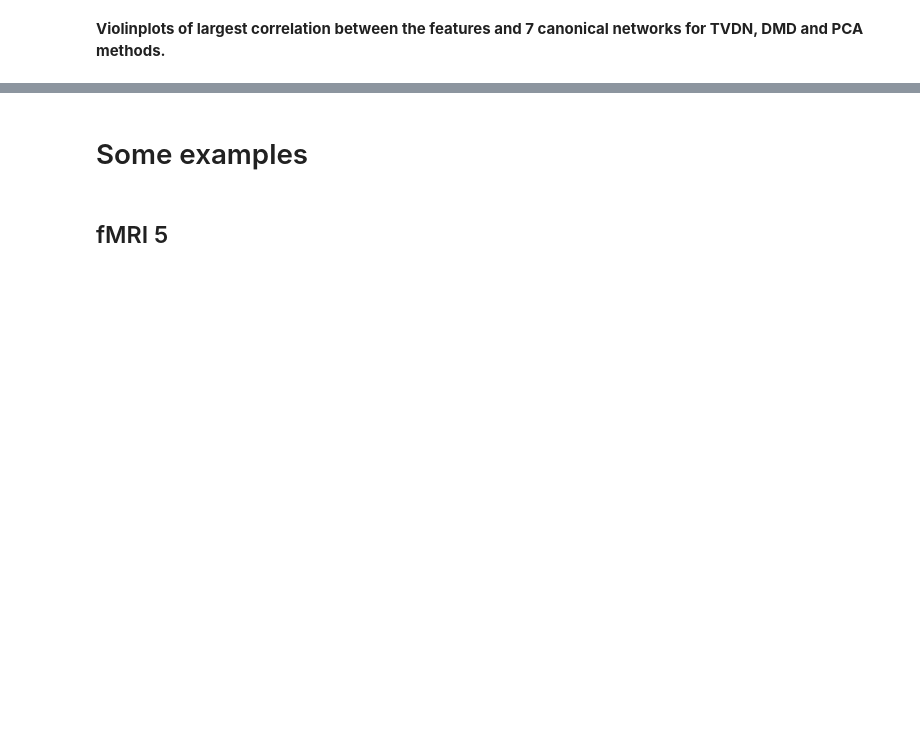
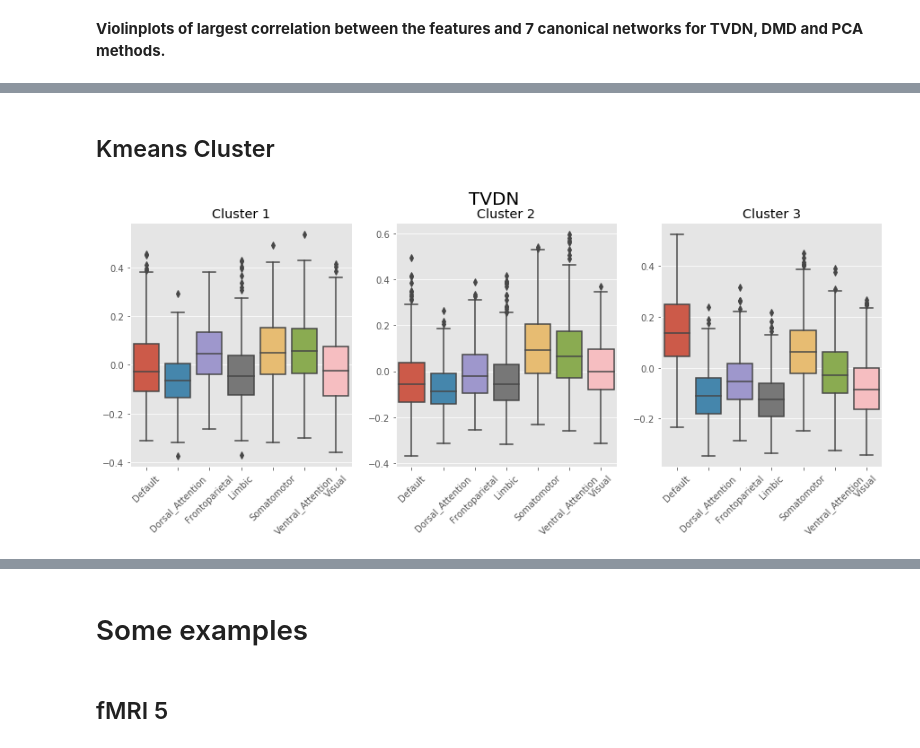
Before and after one commit to JINhuaqing/TVDN-simu, a Jupyter notebook: realdata/fMRIHPF1013OtherMs.ipynb, the cells around one changed output, grey strips where cells are left out. Cells and saved outputs as stored; diff of their text form; code cells hidden in the pictures; blank space fills up the shorter version.

Commit message:
update results for other methods on fMRI data

```diff
--- a/realdata/fMRIHPF1013OtherMs.ipynb
+++ b/realdata/fMRIHPF1013OtherMs.ipynb
@@ -213,0 +294,2 @@ _ = plt.ylabel("Correlation")
+# %% [markdown]
+## Kmeans Cluster
@@ -213,0 +337,43 @@ _ = plt.ylabel("Correlation")
+# %%
+kmeans = KMeans(n_clusters=3, random_state=0)
+kmeans.fit(absfTVDNs)
+TVDNlabs = kmeans.labels_
+
+kmeans = KMeans(n_clusters=3, random_state=0)
+kmeans.fit(fPCAw10s)
+PCAw10labs = kmeans.labels_
+
+kmeans = KMeans(n_clusters=3, random_state=0)
+kmeans.fit(fPCAw20s)
+PCAw20labs = kmeans.labels_
+
+kmeans = KMeans(n_clusters=3, random_state=0)
+kmeans.fit(fDMDw10s)
+DMDw10labs = kmeans.labels_
+
+kmeans = KMeans(n_clusters=3, random_state=0)
+kmeans.fit(fDMDw20s)
+DMDw20labs = kmeans.labels_
+# %%
+def arr2Dic(arr):
+    dic = {}
+    for i, name in enumerate(names):
+        dat = arr[:, i]
+        dic[name] = dat
+    return dic
+# %%
+TVDNCorsDF = pd.DataFrame(arr2Dic(TVDNCors))
+PCAw10CorsDF = pd.DataFrame(arr2Dic(PCAw10Cors))
+PCAw20CorsDF = pd.DataFrame(arr2Dic(PCAw20Cors))
+DMDw10CorsDF = pd.DataFrame(arr2Dic(DMDw10Cors))
+DMDw20CorsDF = pd.DataFrame(arr2Dic(DMDw20Cors))
+# %%
+plt.figure(figsize=[15, 5])
+for i in range(1, 4):
+    plt.subplot(1, 3, i)
+    plt.suptitle("TVDN", fontsize=20)
+    plt.title(f"Cluster {i}")
+    sns.boxplot(data=TVDNCorsDF.iloc[TVDNlabs==(i-1), :])
+    plt.xticks(rotation=45)
+# %% [output]
+[figure, added]
```
Also changed, not shown: parts of 27 cells of this notebook, 2 other files.
